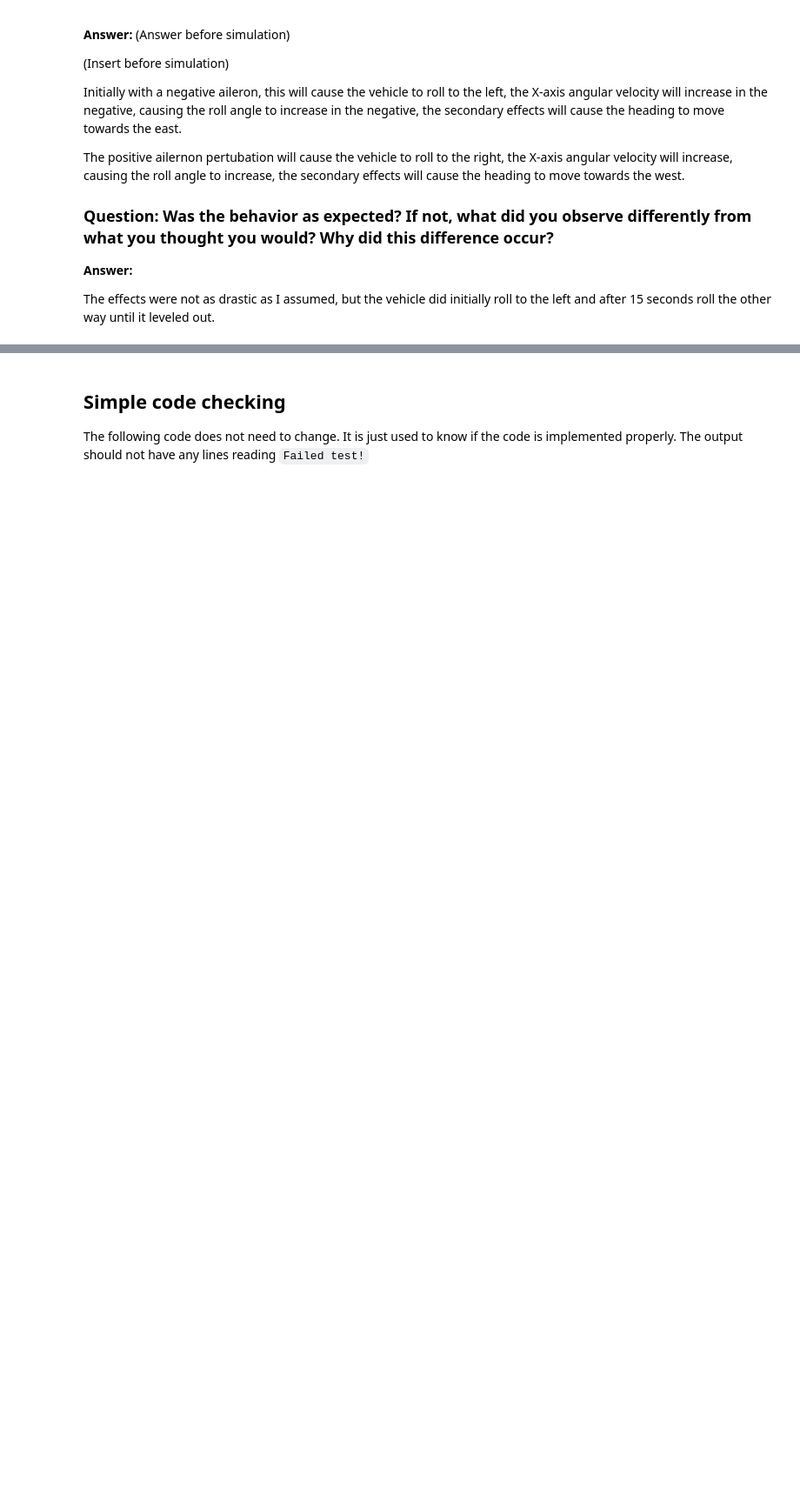
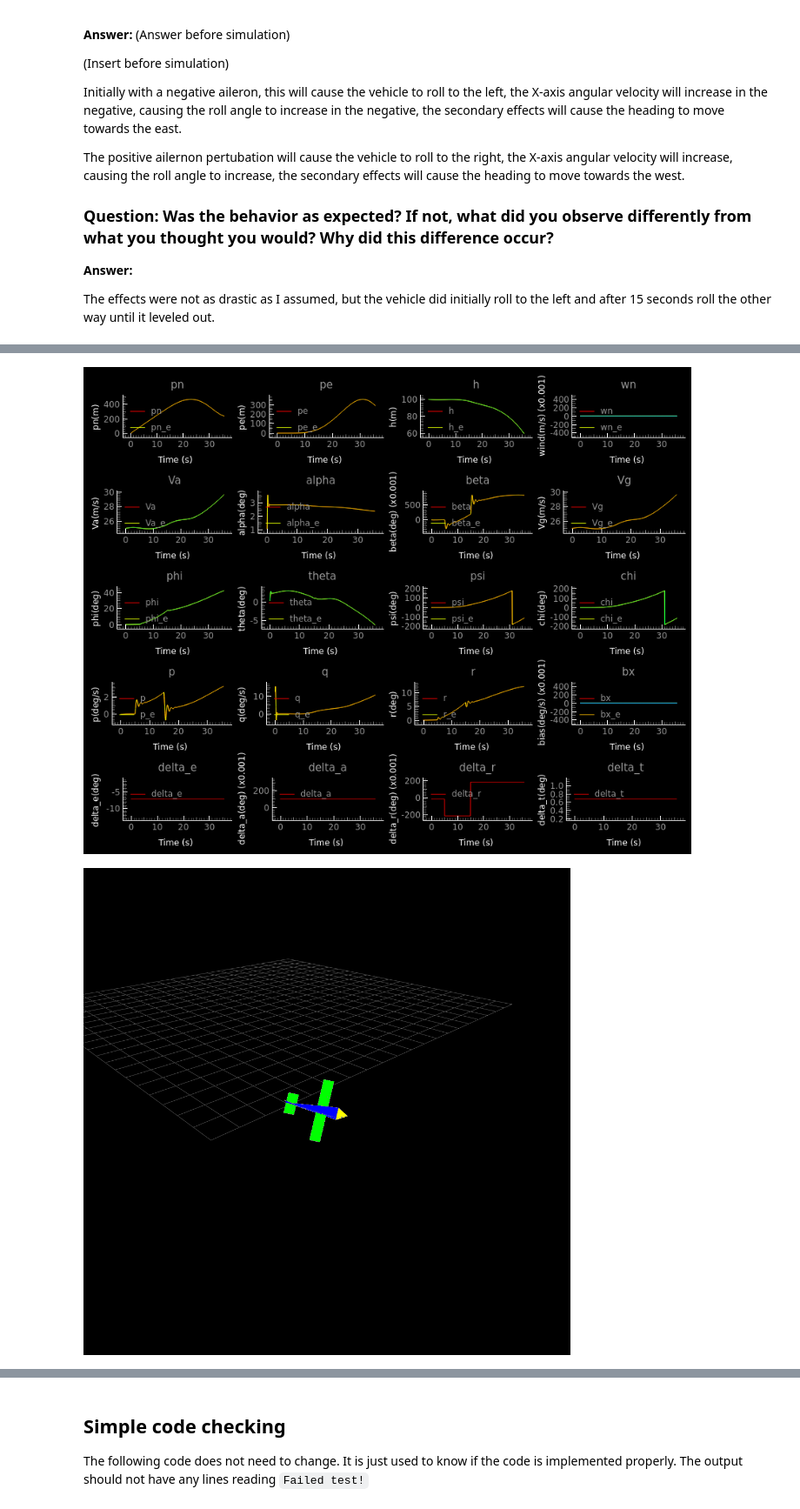
Before and after one commit to Isaacwilliam4/mavsim_python, a Jupyter notebook: usu_assignments/ch04_forces_moments.ipynb, the cells around one changed output, grey strips where cells are left out. Shown at 87% size. Cells and saved outputs as stored; diff of their text form; code cells hidden in the pictures; blank space fills up the shorter version.

```diff
--- a/usu_assignments/ch04_forces_moments.ipynb
+++ b/usu_assignments/ch04_forces_moments.ipynb
@@ -167 +184,24 @@ run_sim_and_display(perturb_aileron)
+# %%
+def perturb_rudder(time: float) -> MsgDelta:
+    """ Perturb the rudder trim commands by
+            -0.2 degrees      5 < time <= 15
+            0.2  degrees      5 < time
+    """
+    # Calculate the trim trajectory
+    delta = trim(time)
+
+    # Perturb the control
+    if time > 15.:
+        delta.rudder += 0.2*np.pi/180.
+    elif time > 5:
+        delta.rudder += -0.2*np.pi/180.
+
+    # Return the perturbed control
+    return delta
+
+# Perturb the elevator
+run_sim_and_display(perturb_rudder)
+# %% [output]
+[figure, added]
+[figure, added]
 # %% [markdown]
```
Also changed, not shown: parts of 13 cells of this notebook, 3 other files.
